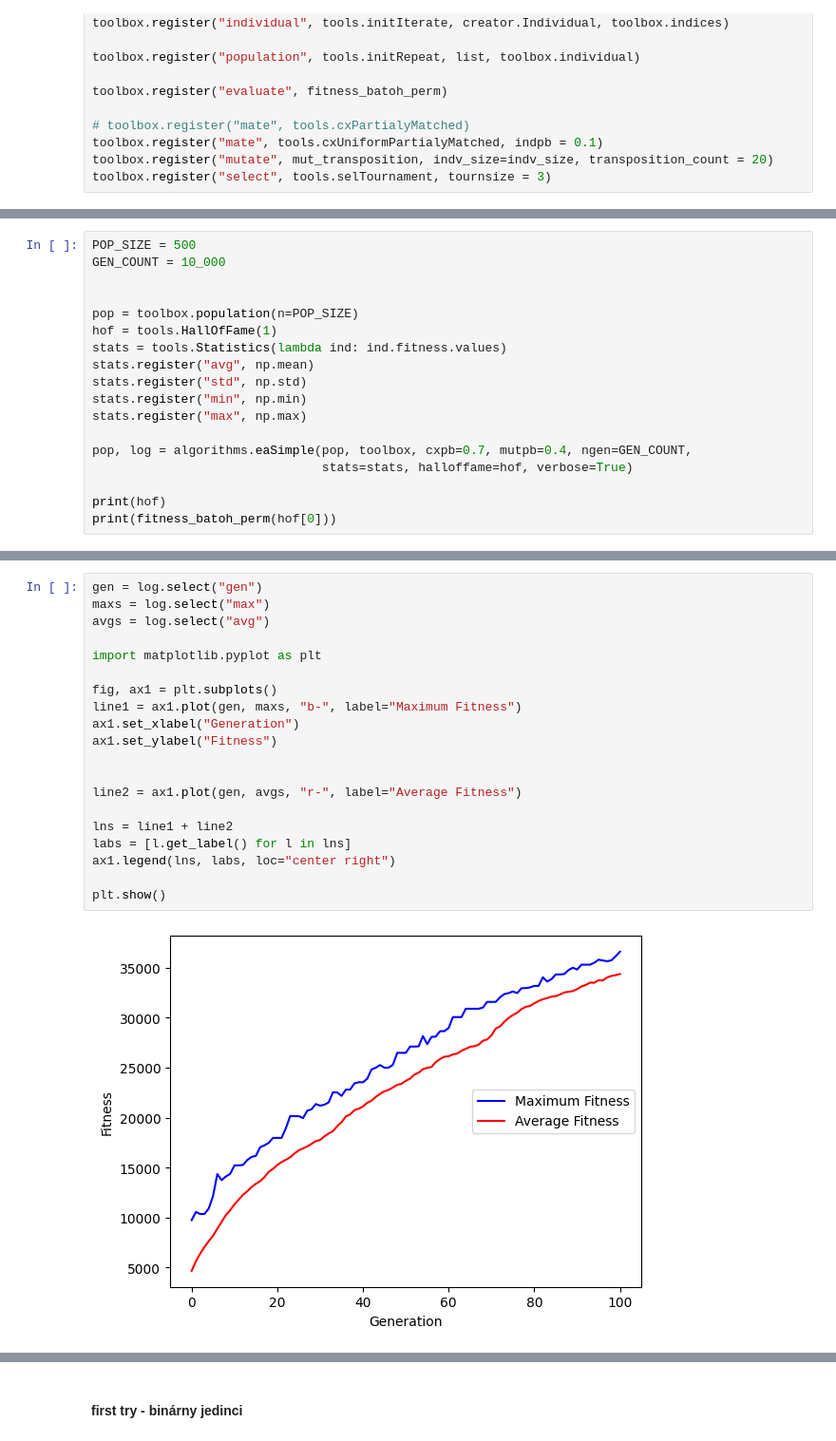
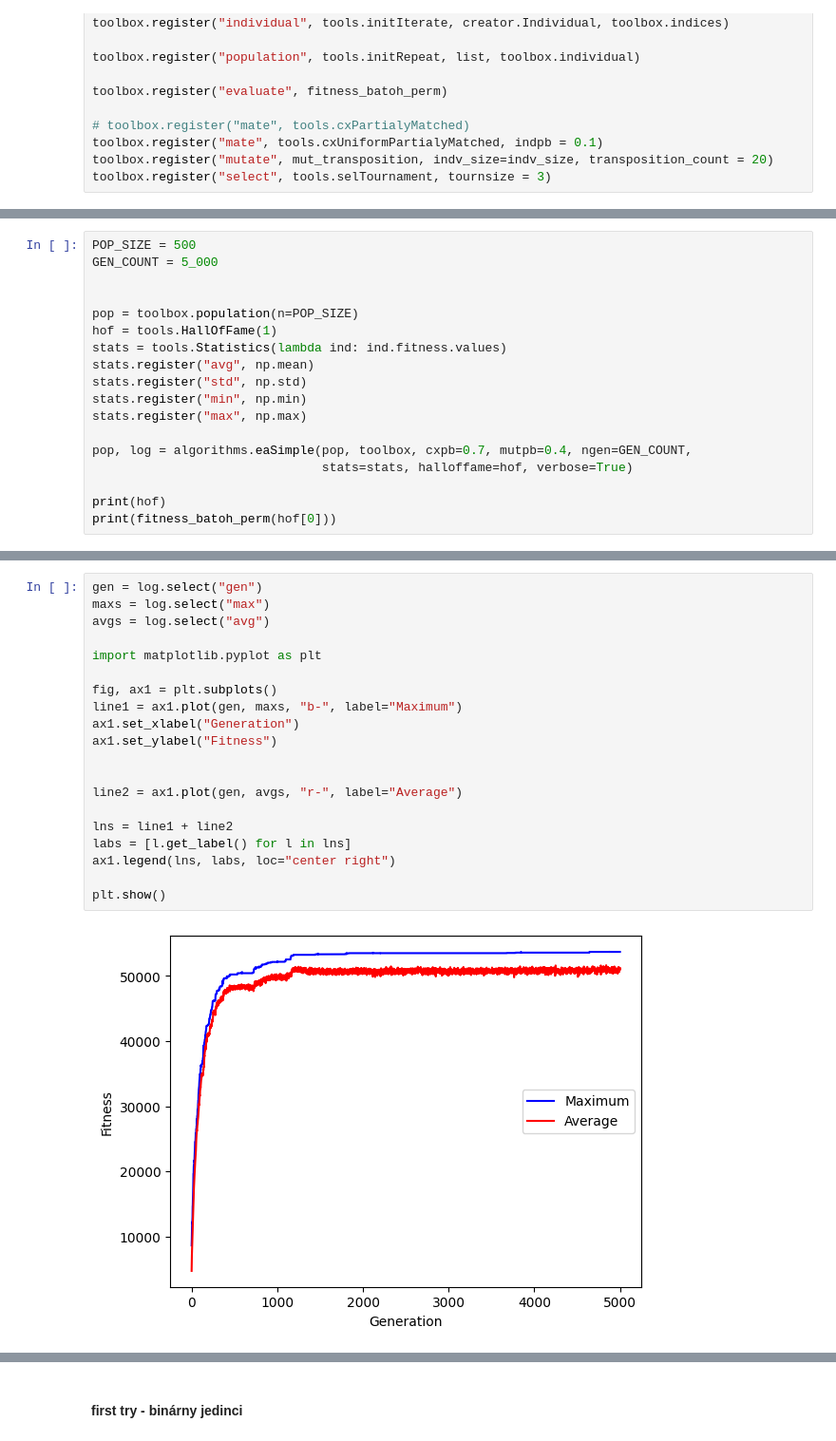
Before and after one commit to PatrikBacko/Prirodou-inspirovane-algoritmy, a Jupyter notebook: HW/01/batoh.ipynb, the cells around one changed output, grey strips where cells are left out. Shown at 95% size. Saved outputs shown, nothing was run; the diff lists cells and outputs as text.

```diff
--- a/HW/01/batoh.ipynb
+++ b/HW/01/batoh.ipynb
@@ -116,6 +114,6 @@ toolbox.register("select", tools.selTournament, tournsize = 3)
 # %%
 POP_SIZE = 500
-GEN_COUNT = 10_000
+GEN_COUNT = 5_000
 
 
 pop = toolbox.population(n=POP_SIZE)
@@ -163,22 +150,22 @@ print(stats)
 # %%
 gen = log.select("gen")
 maxs = log.select("max")
 avgs = log.select("avg")
 
 import matplotlib.pyplot as plt
 
 fig, ax1 = plt.subplots()
-line1 = ax1.plot(gen, maxs, "b-", label="Maximum Fitness")
+line1 = ax1.plot(gen, maxs, "b-", label="Maximum")
 ax1.set_xlabel("Generation")
 ax1.set_ylabel("Fitness")
 
 
-line2 = ax1.plot(gen, avgs, "r-", label="Average Fitness")
+line2 = ax1.plot(gen, avgs, "r-", label="Average")
 
 lns = line1 + line2
 labs = [l.get_label() for l in lns]
 ax1.legend(lns, labs, loc="center right")
 
 plt.show()
 # %% [output]
-[figure, old version]
+[figure, new version]
```
Also changed, not shown: parts of 6 cells of this notebook, 1 other file.
